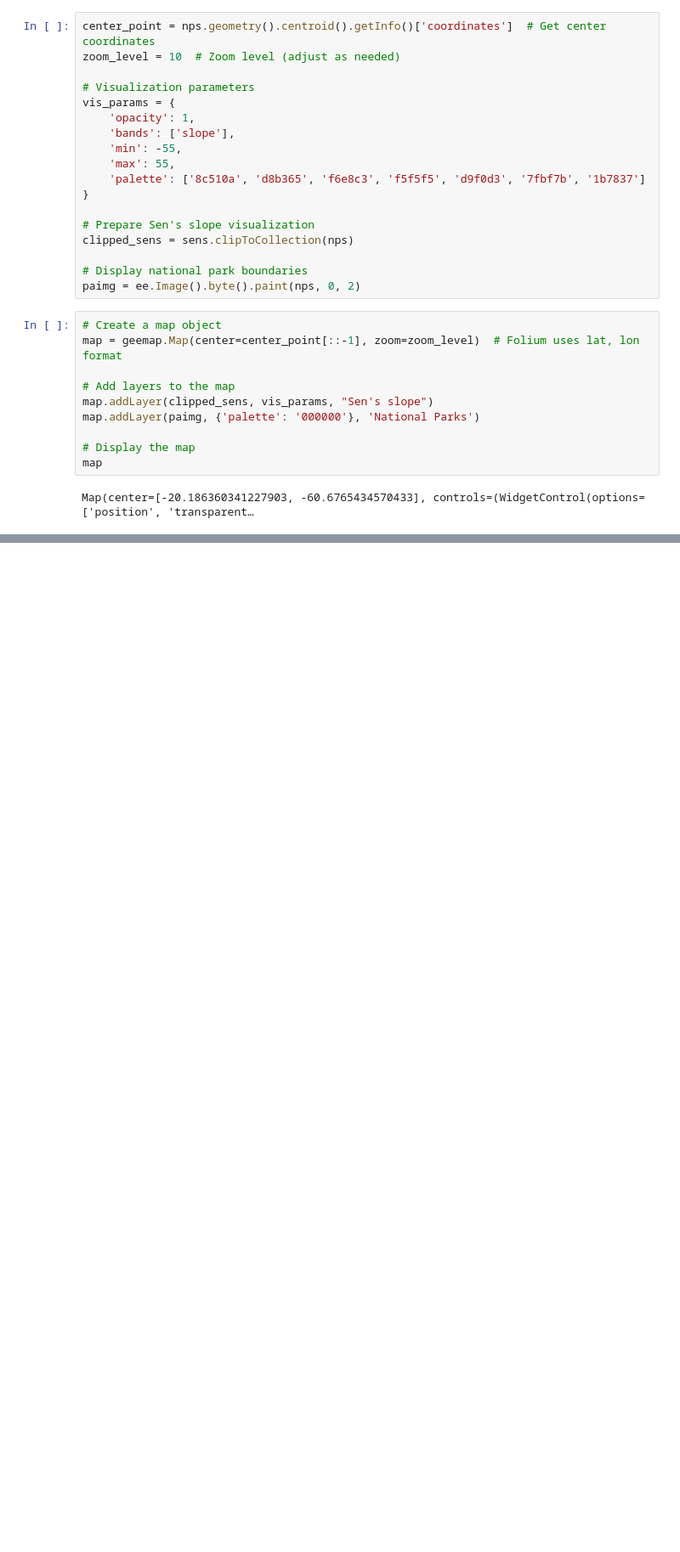
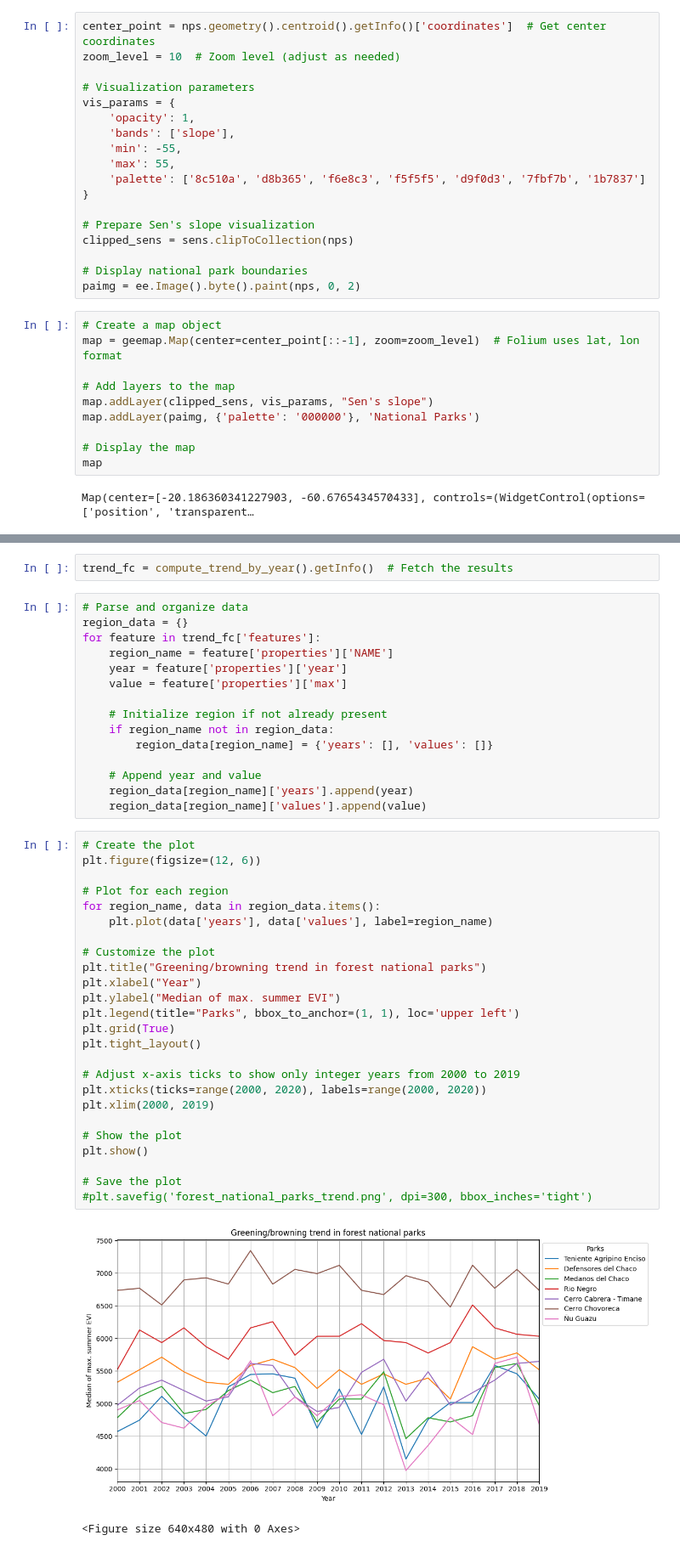
Before and after one commit to baframirez/Forest_Condition, a Jupyter notebook: Forest Vegetation Condition.ipynb, the cells around one changed output, grey strips where cells are left out. Shown at 85% size. Drawn from its saved outputs; the diff is of its cells as text; blank space fills up the shorter version.

Commit message:
Added trend graphs for the greening/browning factor

```diff
--- a/Forest Vegetation Condition.ipynb
+++ b/Forest Vegetation Condition.ipynb
@@ -340,0 +363,45 @@ map.save(name)
+# %%
+trend_fc = compute_trend_by_year().getInfo()  # Fetch the results
+# %%
+# Parse and organize data
+region_data = {}
+for feature in trend_fc['features']:
+    region_name = feature['properties']['NAME']
+    year = feature['properties']['year']
+    value = feature['properties']['max']
+
+    # Initialize region if not already present
+    if region_name not in region_data:
+        region_data[region_name] = {'years': [], 'values': []}
+
+    # Append year and value
+    region_data[region_name]['years'].append(year)
+    region_data[region_name]['values'].append(value)
+# %%
+# Create the plot
+plt.figure(figsize=(12, 6))
+
+# Plot for each region
+for region_name, data in region_data.items():
+    plt.plot(data['years'], data['values'], label=region_name)
+
+# Customize the plot
+plt.title("Greening/browning trend in forest national parks")
+plt.xlabel("Year")
+plt.ylabel("Median of max. summer EVI")
+plt.legend(title="Parks", bbox_to_anchor=(1, 1), loc='upper left')
+plt.grid(True)
+plt.tight_layout()
+
+# Adjust x-axis ticks to show only integer years from 2000 to 2019
+plt.xticks(ticks=range(2000, 2020), labels=range(2000, 2020))
+plt.xlim(2000, 2019)
+
+# Show the plot
+plt.show()
+
+# Save the plot
+#plt.savefig('forest_national_parks_trend.png', dpi=300, bbox_inches='tight')
+# %% [output]
+[figure, added]
+<Figure size 640x480 with 0 Axes>
```
Also changed, not shown: parts of 4 cells of this notebook, 1 other file.
